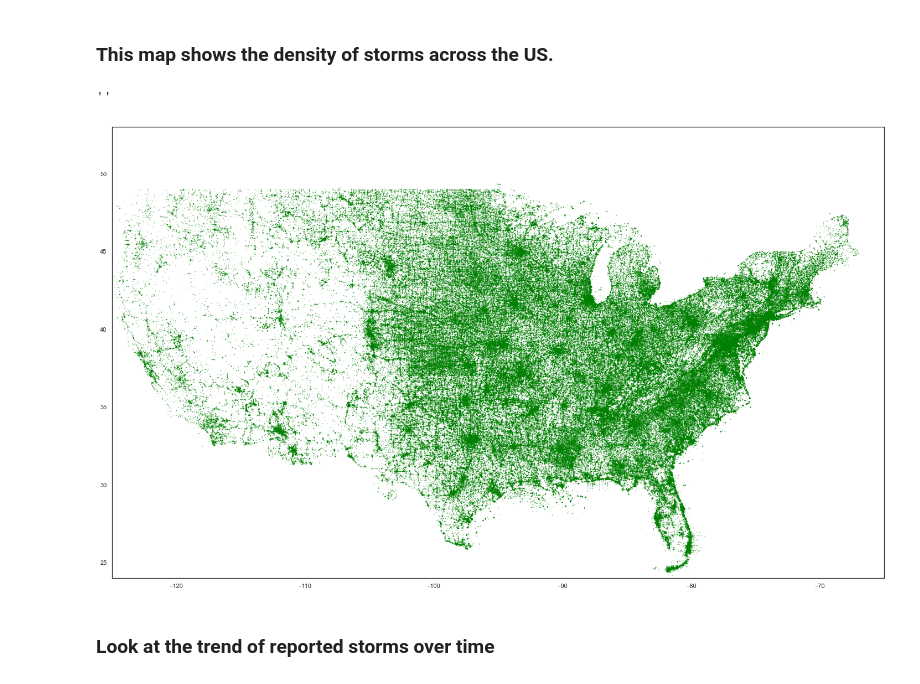
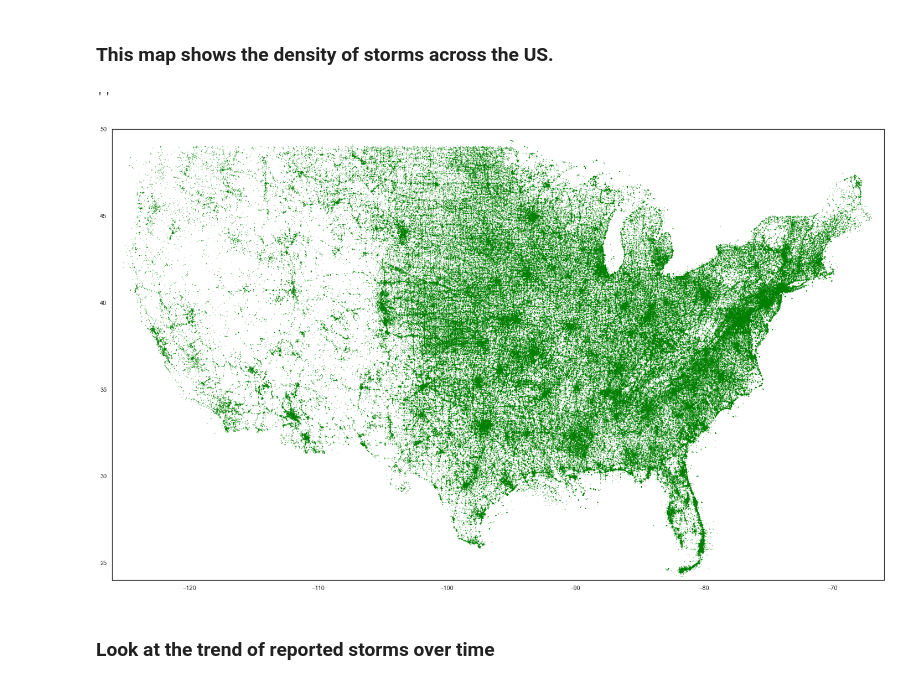
Before and after one commit to topgreg/Severe-Weather-Repo, a Jupyter notebook: Notebooks/SWC - EDA.ipynb, the cells around one changed output. Cells and saved outputs as stored; diff of their text form; code cells hidden in the pictures.

```diff
--- a/Notebooks/SWC - EDA.ipynb
+++ b/Notebooks/SWC - EDA.ipynb
@@ -74,17 +74,17 @@ df.head(10).T
 # %%
 df_map = df[['BEGIN_LAT', 'BEGIN_LON']]
 df_map = df_map.dropna()
 df_map.head().reset_index().drop(['index'], axis=1)
-BBox = ((-125,   -65,
-         24, 53))
+BBox = ((-126,   -66,
+         24, 50))
 fig, ax = plt.subplots(figsize = (25,15))
 ax.scatter(df_map.BEGIN_LON, df_map.BEGIN_LAT, zorder=1, alpha= .6, s=.1, c='g')
 ax.set_xlim(BBox[0],BBox[1])
 ax.set_ylim(BBox[2],BBox[3])
 ;
 # %% [output]
 ''
-[figure, old version]
+[figure, new version]
 # %% [markdown]
 ### Look at the trend of reported storms over time
 # %%
```
